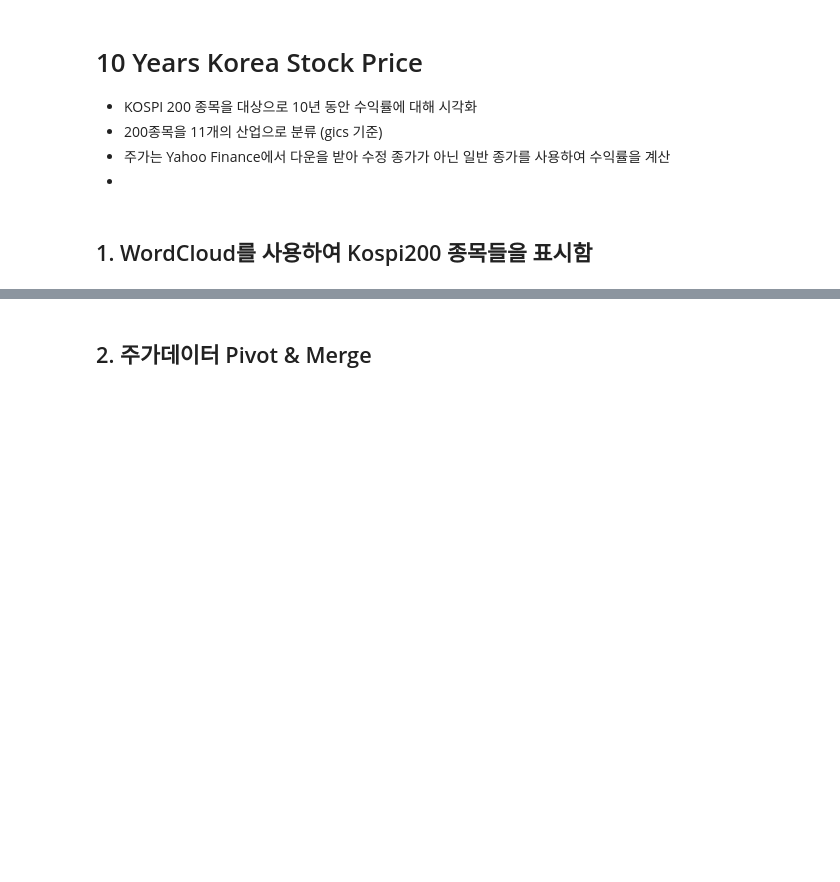
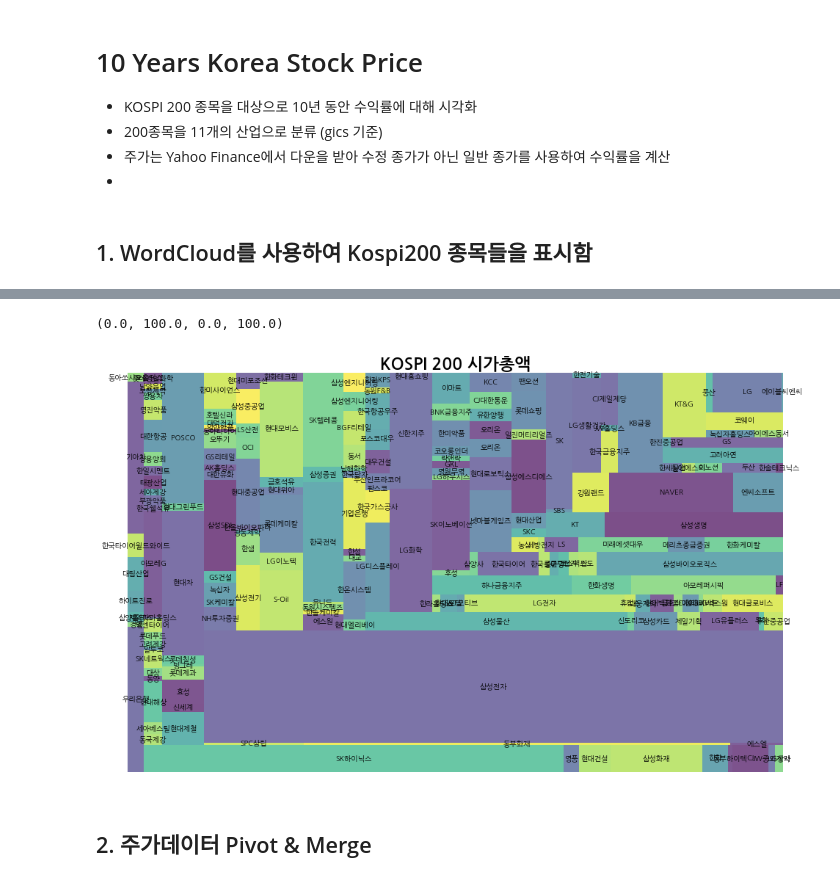
Before and after one commit to zoopyter/Finance_Problem, a Jupyter notebook: ten_years_stock_prices.ipynb, the cells around one changed output, grey strips where cells are left out. Drawn from its saved outputs; the diff is of its cells as text; code cells hidden in the pictures; blank space fills up the shorter version.

```diff
--- a/ten_years_stock_prices.ipynb
+++ b/ten_years_stock_prices.ipynb
@@ -56,7 +56,10 @@ fig.savefig("word1.png", dpi=900)
 # %%
-# squarify.plot(sizes=df_170901['mar_cap'], label=df_170901['asset'], alpha=.7)
-# plt.title("KOSPI 200 시가총액",fontsize=23,fontweight="bold")
-# plt.axis('off')
+squarify.plot(sizes=df_170901['mar_cap'], label=df_170901['asset'], alpha=.7)
+plt.title("KOSPI 200 시가총액",fontsize=23,fontweight="bold")
+plt.axis('off')
+# %% [output]
+(0.0, 100.0, 0.0, 100.0)
+[figure, added]
 # %% [markdown]
 ## 2. 주가데이터 Pivot & Merge
 # %%
```
Also changed, not shown: parts of 2 cells of this notebook.
